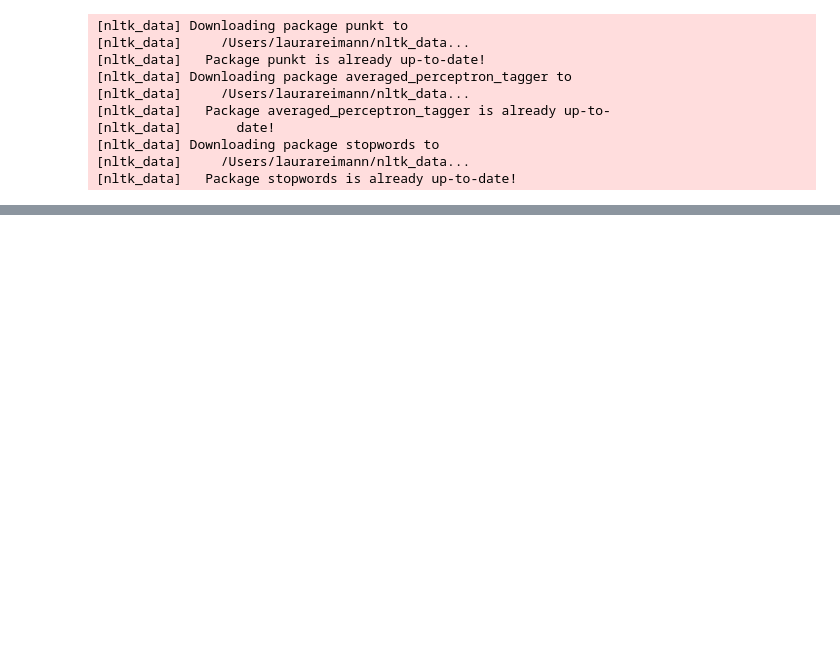
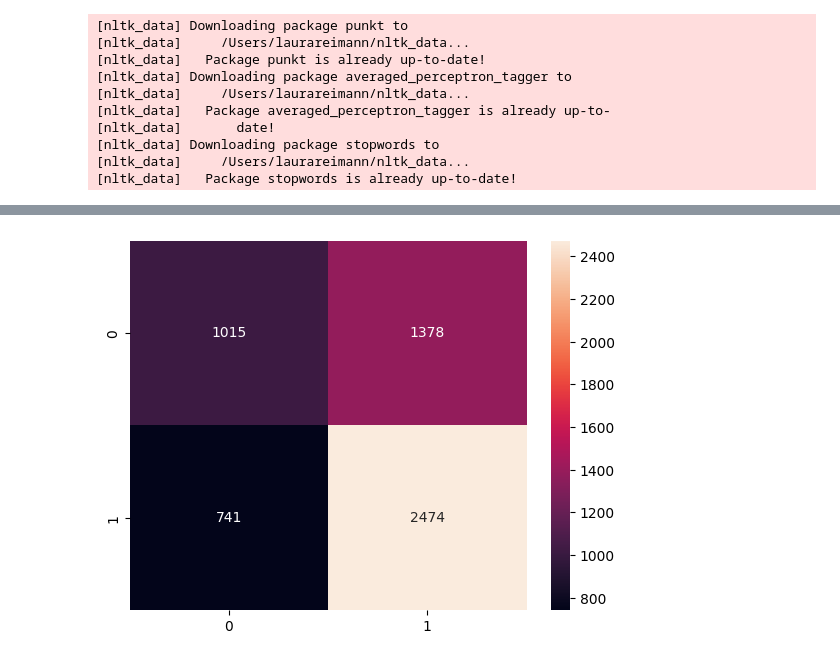
Before and after one commit to bakenq/ASAI, a Jupyter notebook: Notebooks/Preprocessing_adjectives.ipynb, the cells around one changed output, grey strips where cells are left out. Cells and saved outputs as stored; diff of their text form; code cells hidden in the pictures; blank space fills up the shorter version.

```diff
--- a/Notebooks/Preprocessing_adjectives.ipynb
+++ b/Notebooks/Preprocessing_adjectives.ipynb
@@ -144,0 +233,4 @@ df.head()
+# %%
+# Model mit review_len
+lr1 = LogisticRegression(random_state=42)
+lr1.fit(x_train_combined, y_train)
@@ -144,0 +239,16 @@ df.head()
+# %%
+train_acc1_2 = lr1.score(x_train_combined , y_train)
+
+lr1_pred = lr1.predict(x_val_combined)
+
+val_acc1_2 = accuracy_score(y_val , lr1_pred)
+
+val_precision1_2 = precision_score(y_val , lr1_pred , average='weighted')
+val_recall1_2 = recall_score(y_val , lr1_pred , average='weighted')
+val_f1score1_2 = f1_score(y_val , lr1_pred , average='weighted')
+
+print(f"The training accuracy for logistic regression : {(train_acc1_2*100):0.2f}%\n")
+print(f"The validation accuracy for logistic regression : {(val_acc1_2*100):0.2f}%\n")
+print(f"The precision for logistic regression : {val_precision1_2:0.2f}\n")
+print(f"The recall for logistic regression : {val_recall1_2:0.2f}\n")
+print(f"The f1 score for logistic regression : {val_f1score1_2:0.2f}\n")
@@ -144,0 +265,6 @@ df.head()
+# %%
+lr1_cm = confusion_matrix(y_val , lr1_pred)
+sns.heatmap(lr1_cm, annot=True,fmt='3g')
+plt.show()
+# %% [output]
+[figure, added]
```
Also changed, not shown: parts of 10 cells of this notebook.
